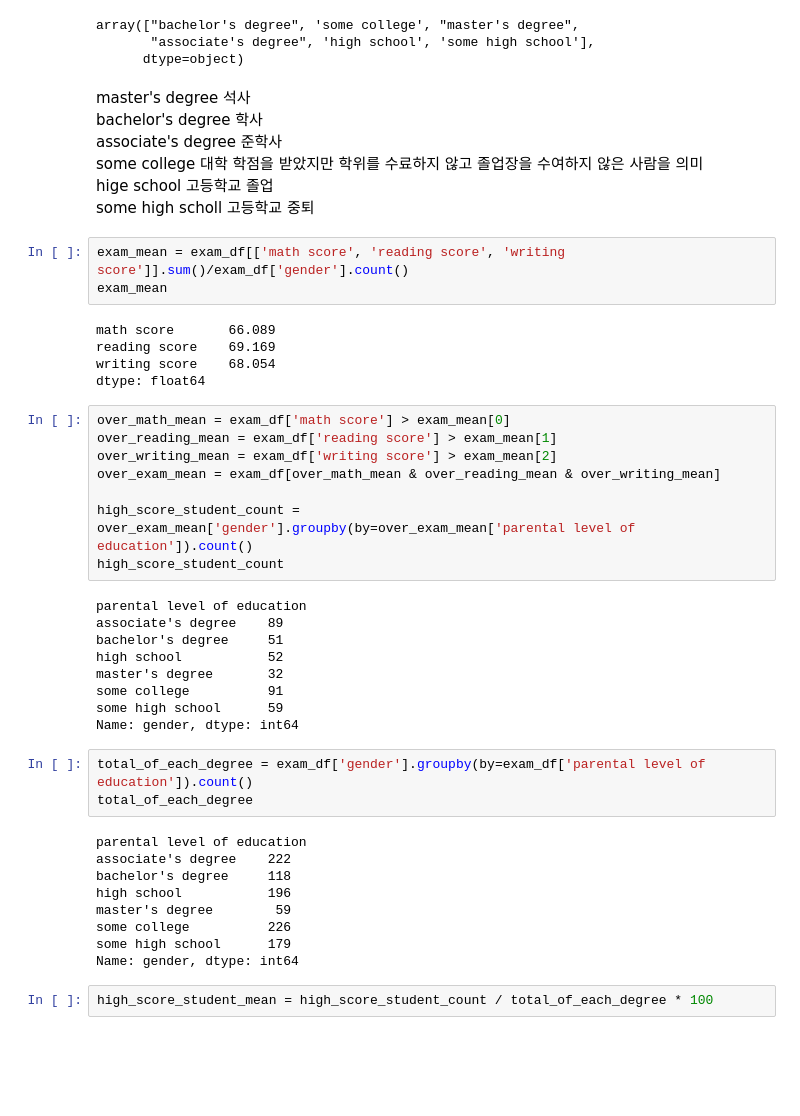
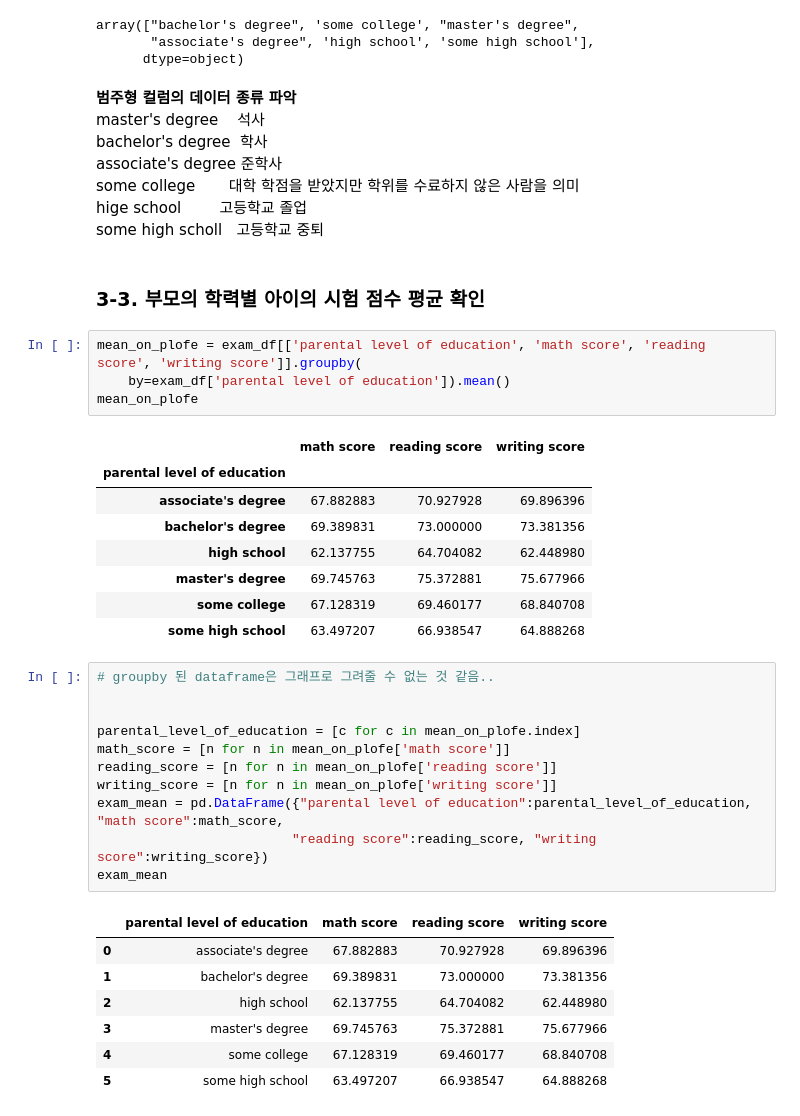
Before and after one commit to sudo-init/programmers_kdt_II, a Jupyter notebook: EDA1.ipynb, the cells around one changed output. Saved outputs shown, nothing was run; the diff lists cells and outputs as text; blank space fills up the shorter version.

```diff
--- a/EDA1.ipynb
+++ b/EDA1.ipynb
@@ -88,48 +113,44 @@ array(["bachelor's degree", 'some college', "master's degree",
        "associate's degree", 'high school', 'some high school'],
       dtype=object)
 # %% [markdown]
-master's degree    석사
-bachelor's degree  학사
+**범주형 컬럼의 데이터 종류 파악**
+master's degree &nbsp;&nbsp;&nbsp;석사
+bachelor's degree &nbsp;학사
 associate's degree 준학사
-some college       대학 학점을 받았지만 학위를 수료하지 않고 졸업장을 수여하지 않은 사람을 의미
-hige school        고등학교 졸업
-some high scholl   고등학교 중퇴
+some college &nbsp;&nbsp;&nbsp;&nbsp;&nbsp;&nbsp;대학 학점을 받았지만 학위를 수료하지 않은 사람을 의미
+hige school &nbsp;&nbsp;&nbsp;&nbsp;&nbsp;&nbsp;&nbsp;고등학교 졸업
+some high scholl &nbsp;&nbsp;고등학교 중퇴
+# %% [markdown]
+### 3-3. 부모의 학력별 아이의 시험 점수 평균 확인
 # %%
-exam_mean = exam_df[['math score', 'reading score', 'writing score']].sum()/exam_df['gender'].count()
-exam_mean
+mean_on_plofe = exam_df[['parental level of education', 'math score', 'reading score', 'writing score']].groupby(
+    by=exam_df['parental level of education']).mean()
+mean_on_plofe
 # %% [output]
-math score       66.089
-reading score    69.169
-writing score    68.054
-dtype: float64
+|  | math score | reading score | writing score |
+| parental level of education |  |  |  |
+| associate's degree | 67.882883 | 70.927928 | 69.896396 |
+| bachelor's degree | 69.389831 | 73.000000 | 73.381356 |
+| high school | 62.137755 | 64.704082 | 62.448980 |
+| master's degree | 69.745763 | 75.372881 | 75.677966 |
+| some college | 67.128319 | 69.460177 | 68.840708 |
+| some high school | 63.497207 | 66.938547 | 64.888268 |
-# %%
-over_math_mean = exam_df['math score'] > exam_mean[0]
-over_reading_mean = exam_df['reading score'] > exam_mean[1]
-over_writing_mean = exam_df['writing score'] > exam_mean[2]
-over_exam_mean = exam_df[over_math_mean & over_reading_mean & over_writing_mean]
-
-high_score_student_count = over_exam_mean['gender'].groupby(by=over_exam_mean['parental level of education']).count()
-high_score_student_count
-# %% [output]
-parental level of education
-associate's degree    89
-bachelor's degree     51
-high school           52
-master's degree       32
-some college          91
-some high school      59
-Name: gender, dtype: int64
-# %%
-total_of_each_degree = exam_df['gender'].groupby(by=exam_df['parental level of education']).count()
-total_of_each_degree
-# %% [output]
-parental level of education
-associate's degree    222
-bachelor's degree     118
-high school           196
-master's degree        59
-some college          226
-some high school      179
-Name: gender, dtype: int64
-# %%
-high_score_student_mean = high_score_student_count / total_of_each_degree * 100
+# %%
+# groupby 된 dataframe은 그래프로 그려줄 수 없는 것 같음..
+
+
+parental_level_of_education = [c for c in mean_on_plofe.index]
+math_score = [n for n in mean_on_plofe['math score']]
+reading_score = [n for n in mean_on_plofe['reading score']]
+writing_score = [n for n in mean_on_plofe['writing score']]
+exam_mean = pd.DataFrame({"parental level of education":parental_level_of_education, "math score":math_score,
+                         "reading score":reading_score, "writing score":writing_score})
+exam_mean
+# %% [output]
+|  | parental level of education | math score | reading score | writing score |
+| 0 | associate's degree | 67.882883 | 70.927928 | 69.896396 |
+| 1 | bachelor's degree | 69.389831 | 73.000000 | 73.381356 |
+| 2 | high school | 62.137755 | 64.704082 | 62.448980 |
+| 3 | master's degree | 69.745763 | 75.372881 | 75.677966 |
+| 4 | some college | 67.128319 | 69.460177 | 68.840708 |
+| 5 | some high school | 63.497207 | 66.938547 | 64.888268 |
```
Also changed, not shown: parts of 24 cells of this notebook.
